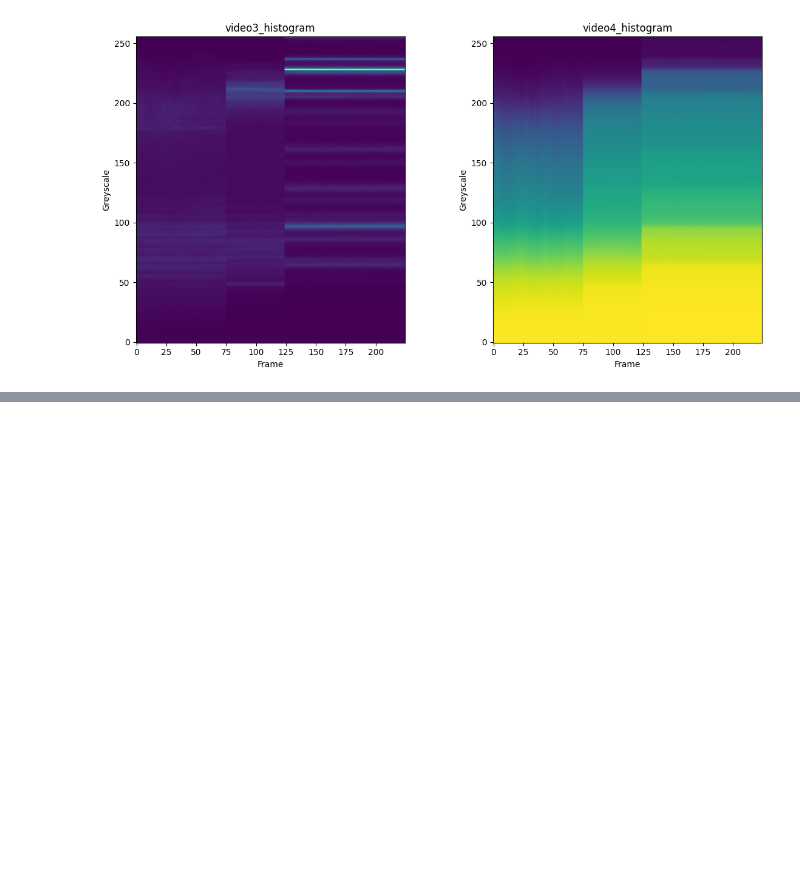
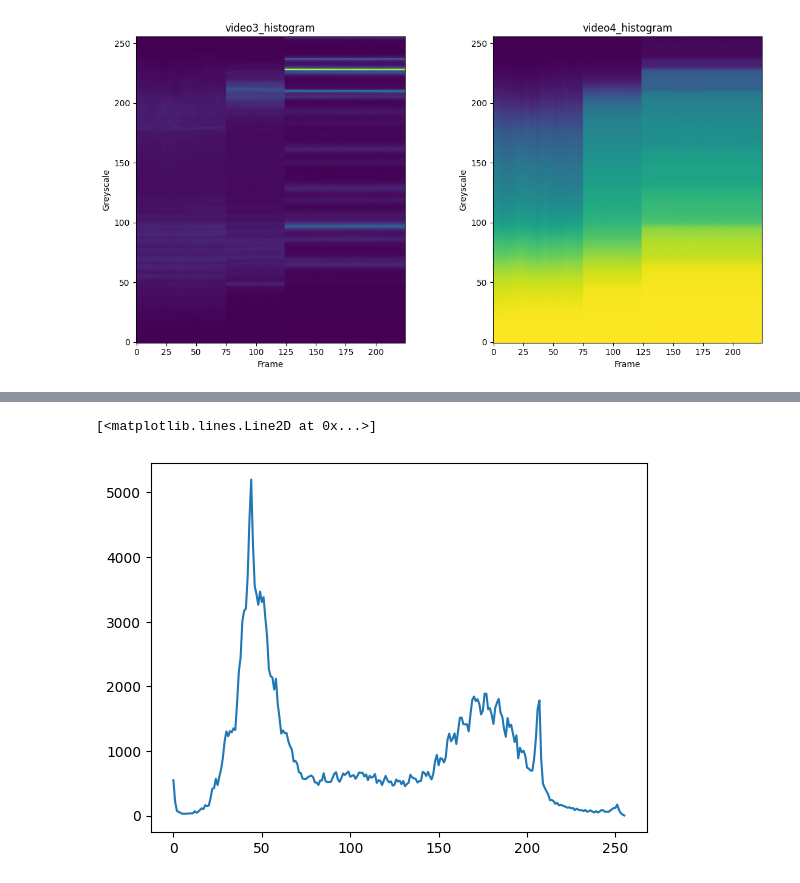
Before and after one commit to Hadartalisr/ImageProcessing, a Jupyter notebook: Ex1/Ex1.ipynb, the cells around one changed output, grey strips where cells are left out. Drawn from its saved outputs; the diff is of its cells as text; code cells hidden in the pictures; blank space fills up the shorter version.

```diff
--- a/Ex1/Ex1.ipynb
+++ b/Ex1/Ex1.ipynb
@@ -294,0 +304,7 @@ print(np.argmax(cumsum_histogram_distance))
+# %%
+video_histogram = get_video_histogram(video3)
+# %%
+plt.plot(video_histogram[100])
+# %% [output]
+[<matplotlib.lines.Line2D at 0x...>]
+[figure, added]
```
Also changed, not shown: parts of 11 cells of this notebook, 2 other files.
